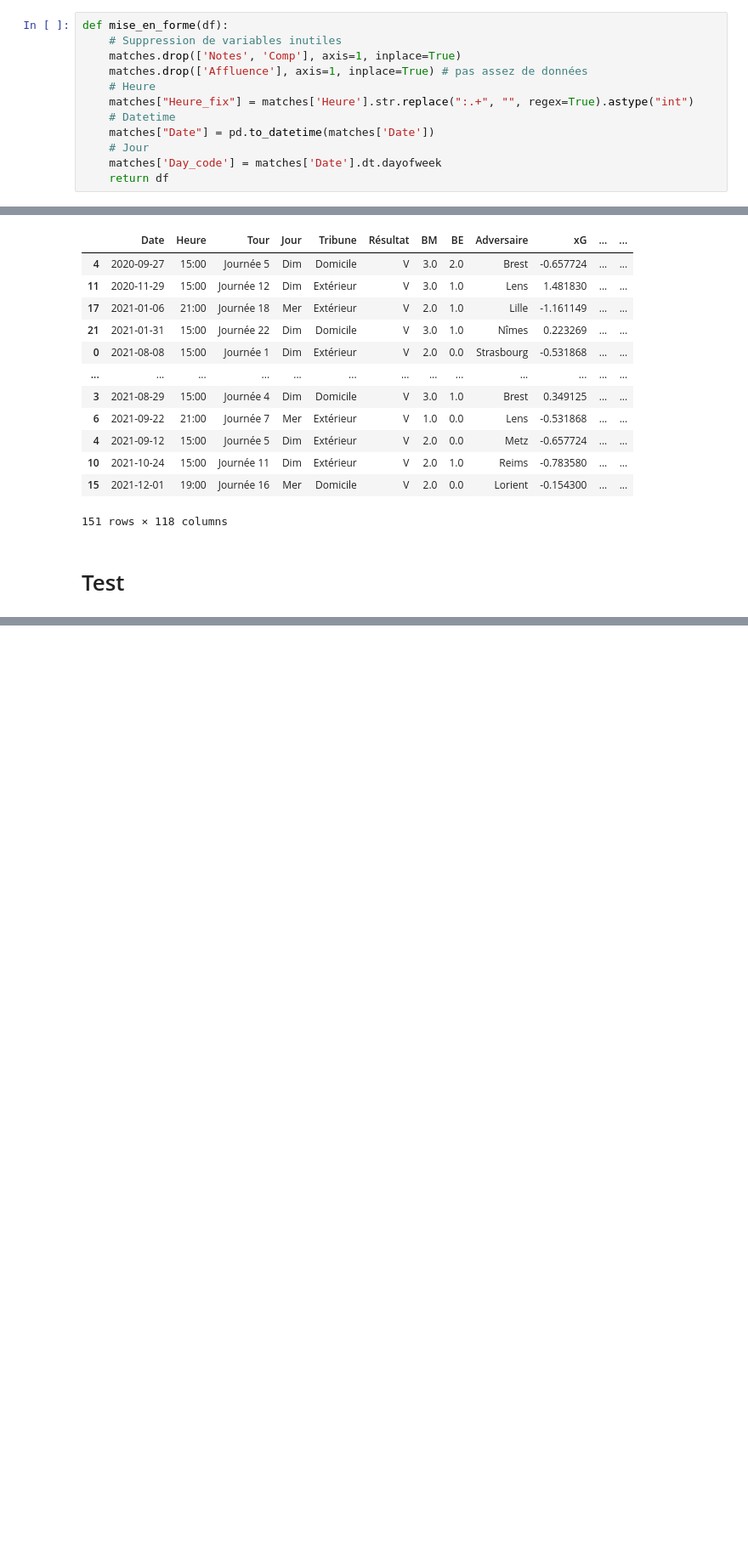
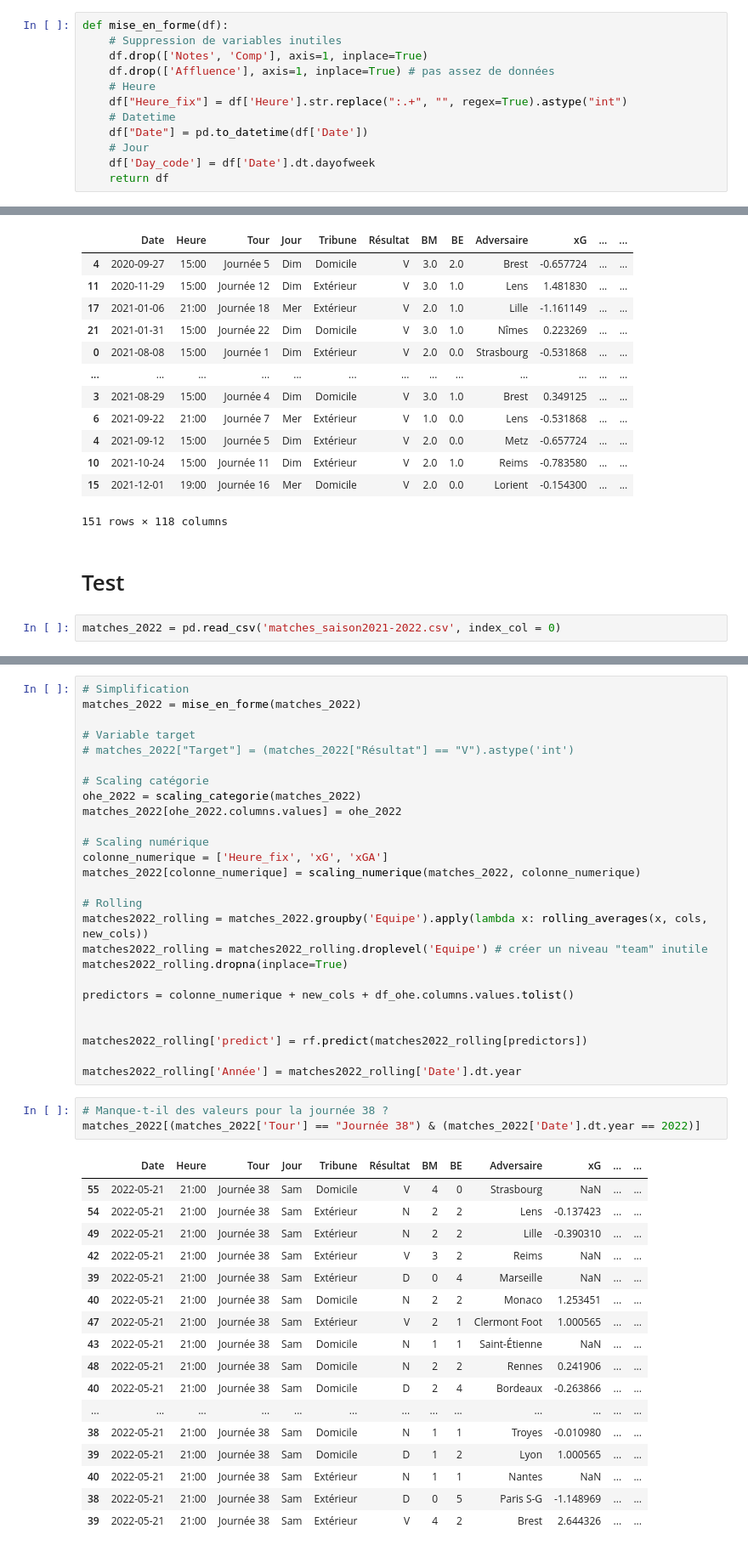
Before and after one commit to Tomlora/Ligue1, a Jupyter notebook: prediction.ipynb, the cells around one changed output, grey strips where cells are left out. Shown at 85% size. Drawn from its saved outputs; the diff is of its cells as text; blank space fills up the shorter version.

```diff
--- a/prediction.ipynb
+++ b/prediction.ipynb
@@ -94,14 +94,14 @@ dtype: object
 # %%
 def mise_en_forme(df):
     # Suppression de variables inutiles
-    matches.drop(['Notes', 'Comp'], axis=1, inplace=True)
-    matches.drop(['Affluence'], axis=1, inplace=True) # pas assez de données
+    df.drop(['Notes', 'Comp'], axis=1, inplace=True)
+    df.drop(['Affluence'], axis=1, inplace=True) # pas assez de données
     # Heure
-    matches["Heure_fix"] = matches['Heure'].str.replace(":.+", "", regex=True).astype("int")
+    df["Heure_fix"] = df['Heure'].str.replace(":.+", "", regex=True).astype("int")
     # Datetime
-    matches["Date"] = pd.to_datetime(matches['Date'])
+    df["Date"] = pd.to_datetime(df['Date'])
     # Jour
-    matches['Day_code'] = matches['Date'].dt.dayofweek
+    df['Day_code'] = df['Date'].dt.dayofweek
     return df
 # %%
 matches = mise_en_forme(matches)
@@ -313,3 +313,5 @@ matches_rolling[(matches_rolling['Target'] == 1) & (matches_rolling['predict'] !
 151 rows × 118 columns
 # %% [markdown]
 # Test
+# %%
+matches_2022 = pd.read_csv('matches_saison2021-2022.csv', index_col = 0)
@@ -315,0 +320,47 @@ matches_rolling[(matches_rolling['Target'] == 1) & (matches_rolling['predict'] !
+# %%
+# Simplification
+matches_2022 = mise_en_forme(matches_2022)
+
+# Variable target
+# matches_2022["Target"] = (matches_2022["Résultat"] == "V").astype('int')
+
+# Scaling catégorie
+ohe_2022 = scaling_categorie(matches_2022)
+matches_2022[ohe_2022.columns.values] = ohe_2022
+
+# Scaling numérique
+colonne_numerique = ['Heure_fix', 'xG', 'xGA']
+matches_2022[colonne_numerique] = scaling_numerique(matches_2022, colonne_numerique)
+
+# Rolling
+matches2022_rolling = matches_2022.groupby('Equipe').apply(lambda x: rolling_averages(x, cols, new_cols))
+matches2022_rolling = matches2022_rolling.droplevel('Equipe') # créer un niveau "team" inutile
+matches2022_rolling.dropna(inplace=True)
+
+predictors = colonne_numerique + new_cols + df_ohe.columns.values.tolist()
+
+
+matches2022_rolling['predict'] = rf.predict(matches2022_rolling[predictors])
+
+matches2022_rolling['Année'] = matches2022_rolling['Date'].dt.year
+# %%
+# Manque-t-il des valeurs pour la journée 38 ?
+matches_2022[(matches_2022['Tour'] == "Journée 38") & (matches_2022['Date'].dt.year == 2022)]
+# %% [output]
+|  | Date | Heure | Tour | Jour | Tribune | Résultat | BM | BE | Adversaire | xG | ... | ... |
+| 55 | 2022-05-21 | 21:00 | Journée 38 | Sam | Domicile | V | 4 | 0 | Strasbourg | NaN | ... | ... |
+| 54 | 2022-05-21 | 21:00 | Journée 38 | Sam | Extérieur | N | 2 | 2 | Lens | -0.137423 | ... | ... |
+| 49 | 2022-05-21 | 21:00 | Journée 38 | Sam | Extérieur | N | 2 | 2 | Lille | -0.390310 | ... | ... |
+| 42 | 2022-05-21 | 21:00 | Journée 38 | Sam | Extérieur | V | 3 | 2 | Reims | NaN | ... | ... |
+| 39 | 2022-05-21 | 21:00 | Journée 38 | Sam | Extérieur | D | 0 | 4 | Marseille | NaN | ... | ... |
+| 40 | 2022-05-21 | 21:00 | Journée 38 | Sam | Domicile | N | 2 | 2 | Monaco | 1.253451 | ... | ... |
+| 47 | 2022-05-21 | 21:00 | Journée 38 | Sam | Extérieur | V | 2 | 1 | Clermont Foot | 1.000565 | ... | ... |
+| 43 | 2022-05-21 | 21:00 | Journée 38 | Sam | Domicile | N | 1 | 1 | Saint-Étienne | NaN | ... | ... |
+| 48 | 2022-05-21 | 21:00 | Journée 38 | Sam | Domicile | N | 2 | 2 | Rennes | 0.241906 | ... | ... |
+| 40 | 2022-05-21 | 21:00 | Journée 38 | Sam | Domicile | D | 2 | 4 | Bordeaux | -0.263866 | ... | ... |
+| ... | ... | ... | ... | ... | ... | ... | ... | ... | ... | ... | ... | ... |
+| 38 | 2022-05-21 | 21:00 | Journée 38 | Sam | Domicile | N | 1 | 1 | Troyes | -0.010980 | ... | ... |
+| 39 | 2022-05-21 | 21:00 | Journée 38 | Sam | Domicile | D | 1 | 2 | Lyon | 1.000565 | ... | ... |
+| 40 | 2022-05-21 | 21:00 | Journée 38 | Sam | Extérieur | N | 1 | 1 | Nantes | NaN | ... | ... |
+| 38 | 2022-05-21 | 21:00 | Journée 38 | Sam | Extérieur | D | 0 | 5 | Paris S-G | -1.148969 | ... | ... |
+| 39 | 2022-05-21 | 21:00 | Journée 38 | Sam | Extérieur | V | 4 | 2 | Brest | 2.644326 | ... | ... |
```
Also changed, not shown: parts of 4 cells of this notebook.
